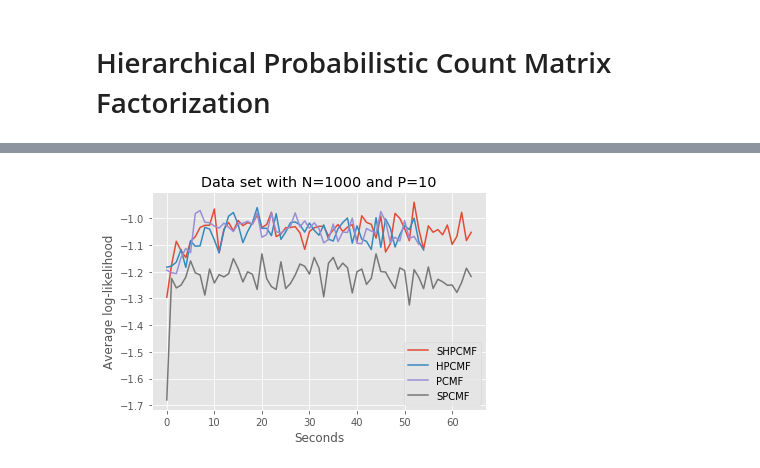
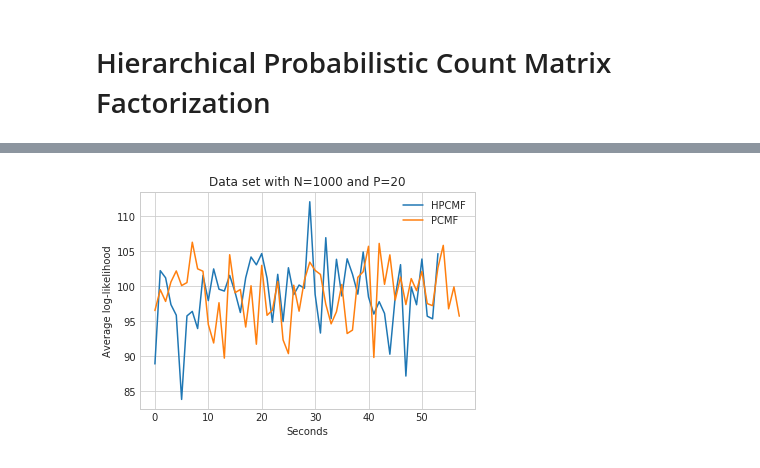
Before and after one commit to pedrofale/mpCMF, a Jupyter notebook: notebooks/Hierarchical pCMF.ipynb, the cells around one changed output, grey strips where cells are left out. Saved outputs shown, nothing was run; the diff lists cells and outputs as text; code cells hidden in the pictures.

```diff
--- a/notebooks/Hierarchical pCMF.ipynb
+++ b/notebooks/Hierarchical pCMF.ipynb
@@ -3,10 +3,9 @@
 # %%
 %matplotlib inline
 
-import sys
-sys.path.insert(0, '../')
-import utils, cavi_new, svi_new, cavi_hpcmf, svi_hpcmf
-import plot_utils
+import pCMF.models.hpcmf as hpcmf
+import pCMF.models.pcmf as pcmf
+from pCMF.misc import utils, plot_utils
 
 import matplotlib.pyplot as plt
 from matplotlib.pyplot import cm
@@ -18,8 +17,8 @@ from sklearn.model_selection import train_test_split
 from scipy.stats import gamma
 
 import operator
-
-plt.style.use('ggplot')
+import seaborn as sns
+sns.set_style('whitegrid')
 # %%
 # Experiment parameters
 N = 1000 # number of observations
@@ -34,3 +33,17 @@ Y, D, X, R, V, U, clusters = utils.generate_data(N, P, K, C=C, zero_prob=z_p,
                                                  eps=eps, return_all=True)
 
 Y_train, Y_test, U_train, U_test, c_train, c_test = train_test_split(Y, U.T, clusters, test_size=0.2)
+# %%
+# Experiment parameters
+N = 1000 # number of observations
+P = 20 # observation space dimensionality
+K = 10 # latent space dimensionality
+C = 3 # number of clusters
+
+# Generate data set
+z_p = 0.3
+eps = 2.
+Y, D, X, R, V, U, clusters = utils.generate_sparse_data(N, P, K, C=C, zero_prob=z_p, noisy_prop=0.5,
+                                                 eps_U=eps, return_all=True)
+
+Y_train, Y_test, U_train, U_test, c_train, c_test = train_test_split(Y, U.T, clusters, test_size=0.2, random_state=42)
@@ -105,12 +144,12 @@ Iteration 1394/4000. Log-likelihood: -1.053. Elapsed: 60 seconds
 # %%
-plt.plot(shpcmf_ll[1], label='SHPCMF')
+#plt.plot(shpcmf_ll[1], label='SHPCMF')
 plt.plot(hpcmf_ll[1], label='HPCMF')
 plt.plot(pcmf_ll[1], label='PCMF')
-plt.plot(spcmf_ll[1], label='SPCMF')
+#plt.plot(spcmf_ll[1], label='SPCMF')
 plt.ylabel('Average log-likelihood')
 plt.xlabel('Seconds')
 plt.title('Data set with N={} and P={}'.format(N, P))
 plt.legend()
 plt.show()
 # %% [output]
-[figure, old version]
+[figure, new version]
```
Also changed, not shown: parts of 10 cells of this notebook, 1 other file.
